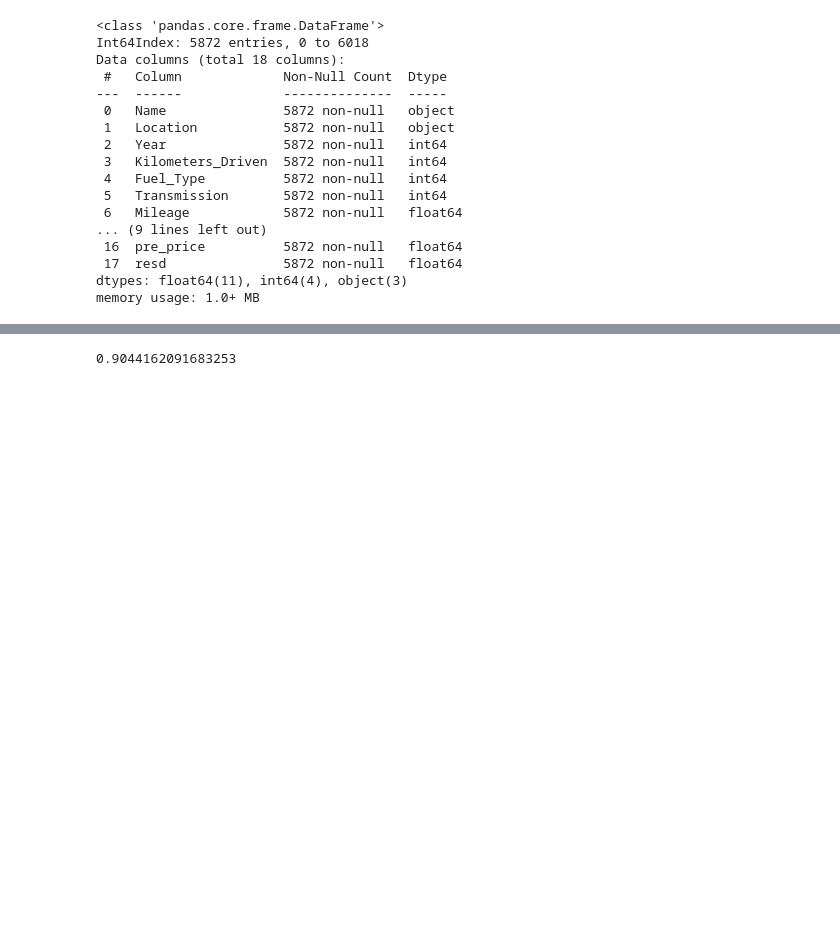
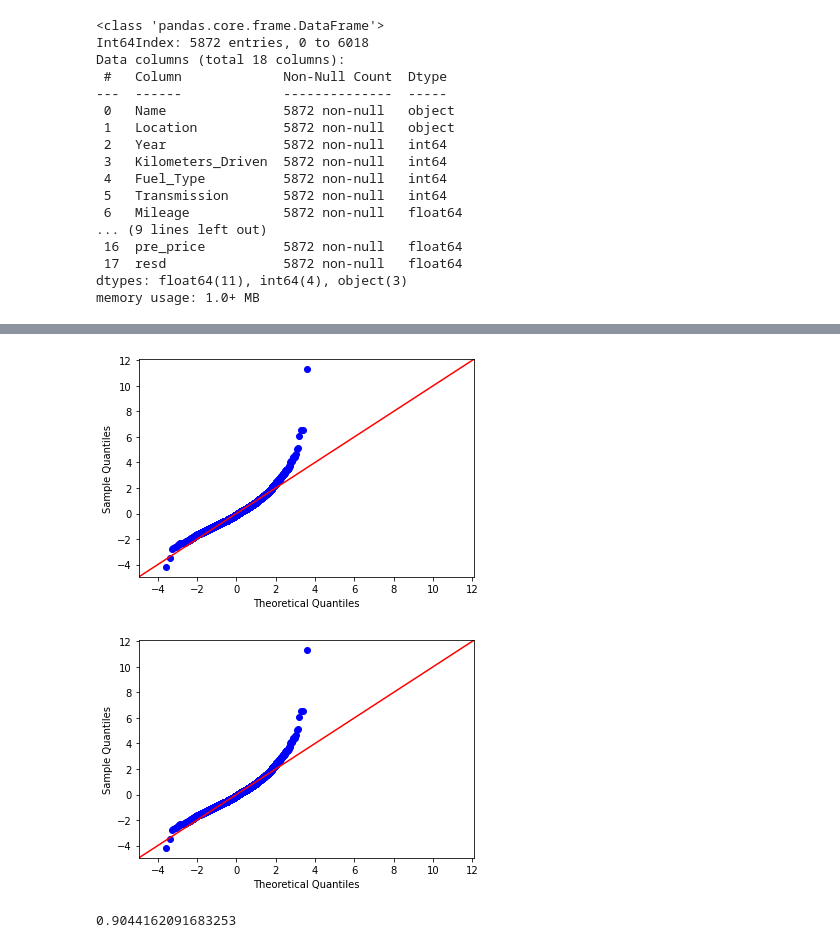
Before and after one commit to nikshingadiya/jupyter, a Jupyter notebook: Machine Learning/Regression/Car_prediction_part2.ipynb, the cells around one changed output, grey strips where cells are left out. Cells and saved outputs as stored; diff of their text form; code cells hidden in the pictures; blank space fills up the shorter version.

```diff
--- a/Machine Learning/Regression/Car_prediction_part2.ipynb
+++ b/Machine Learning/Regression/Car_prediction_part2.ipynb
@@ -515,6 +510,11 @@ Warnings:
 [1] Standard Errors assume that the covariance matrix of the errors is correctly specified.
 [2] The condition number is large, 4.48e+04. This might indicate that there are
 strong multicollinearity or other numerical problems.
+# %%
+sm.qqplot(np.exp(model.resid),fit=True,line='45')
+# %% [output]
+[figure, added]
+[figure, added]
 # %%
 np.var(model.predict())/np.var(Mulit_df['Log_Price'])
 # %% [output]
```
Also changed, not shown: parts of 18 cells of this notebook, 19 other files.
